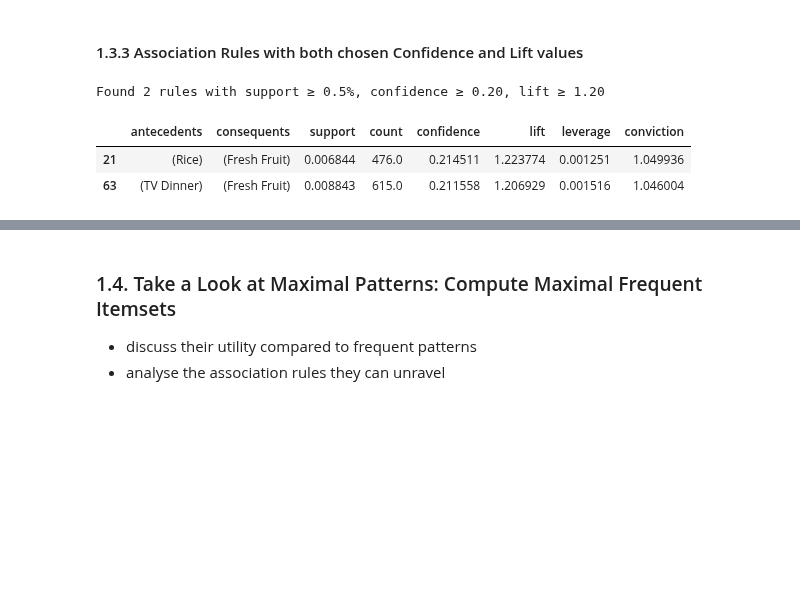
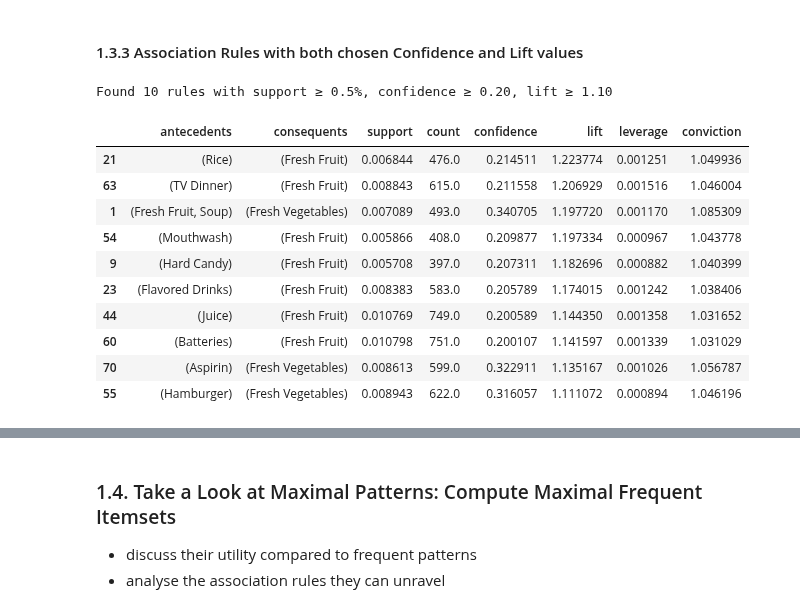
Before and after one commit to ijustsnapped/DataMine_PI, a Jupyter notebook: PD_202425_Project1/PD_202425_Project.ipynb, the cells around one changed output, grey strips where cells are left out. Cells and saved outputs as stored; diff of their text form; code cells hidden in the pictures; blank space fills up the shorter version.

```diff
--- a/PD_202425_Project1/PD_202425_Project.ipynb
+++ b/PD_202425_Project1/PD_202425_Project.ipynb
@@ -1536,30 +1536,38 @@ Even these best global lift rules have **leverage** of about **0.001–0.002**:
 # %%
 # frequent itemsets
 min_sup   = 0.005
 freq_items = fpgrowth(binary_foodmart, min_support=min_sup, use_colnames=True)
 
 # all rules at confidence ≥ 0.30
 min_conf  = 0.20
 rules     = association_rules(freq_items, metric="confidence", min_threshold=min_conf)
 
 # Filter for lift ≥ 1.20
-min_lift  = 1.2
+min_lift  = 1.1
 strong_rules = rules[rules['lift'] >= min_lift].copy()
 
 # absolute counts
 strong_rules['count'] = strong_rules['support'] * binary_foodmart.shape[0]
 
 strong_rules = strong_rules.sort_values(['lift','confidence'], ascending=False)
 print(f"Found {len(strong_rules)} rules with support ≥ {min_sup*100:.1f}%, "
       f"confidence ≥ {min_conf:.2f}, lift ≥ {min_lift:.2f}\n")
 strong_rules[[
     'antecedents','consequents',
     'support','count',
     'confidence','lift',
     'leverage','conviction'
 ]].head(20)
 # %% [output]
-Found 2 rules with support ≥ 0.5%, confidence ≥ 0.20, lift ≥ 1.20
+Found 10 rules with support ≥ 0.5%, confidence ≥ 0.20, lift ≥ 1.10
 |  | antecedents | consequents | support | count | confidence | lift | leverage | conviction |
 | 21 | (Rice) | (Fresh Fruit) | 0.006844 | 476.0 | 0.214511 | 1.223774 | 0.001251 | 1.049936 |
 | 63 | (TV Dinner) | (Fresh Fruit) | 0.008843 | 615.0 | 0.211558 | 1.206929 | 0.001516 | 1.046004 |
+| 1 | (Fresh Fruit, Soup) | (Fresh Vegetables) | 0.007089 | 493.0 | 0.340705 | 1.197720 | 0.001170 | 1.085309 |
+| 54 | (Mouthwash) | (Fresh Fruit) | 0.005866 | 408.0 | 0.209877 | 1.197334 | 0.000967 | 1.043778 |
+| 9 | (Hard Candy) | (Fresh Fruit) | 0.005708 | 397.0 | 0.207311 | 1.182696 | 0.000882 | 1.040399 |
+| 23 | (Flavored Drinks) | (Fresh Fruit) | 0.008383 | 583.0 | 0.205789 | 1.174015 | 0.001242 | 1.038406 |
+| 44 | (Juice) | (Fresh Fruit) | 0.010769 | 749.0 | 0.200589 | 1.144350 | 0.001358 | 1.031652 |
+| 60 | (Batteries) | (Fresh Fruit) | 0.010798 | 751.0 | 0.200107 | 1.141597 | 0.001339 | 1.031029 |
+| 70 | (Aspirin) | (Fresh Vegetables) | 0.008613 | 599.0 | 0.322911 | 1.135167 | 0.001026 | 1.056787 |
+| 55 | (Hamburger) | (Fresh Vegetables) | 0.008943 | 622.0 | 0.316057 | 1.111072 | 0.000894 | 1.046196 |
```
Also changed, not shown: parts of 5 cells of this notebook, 1 other file.
